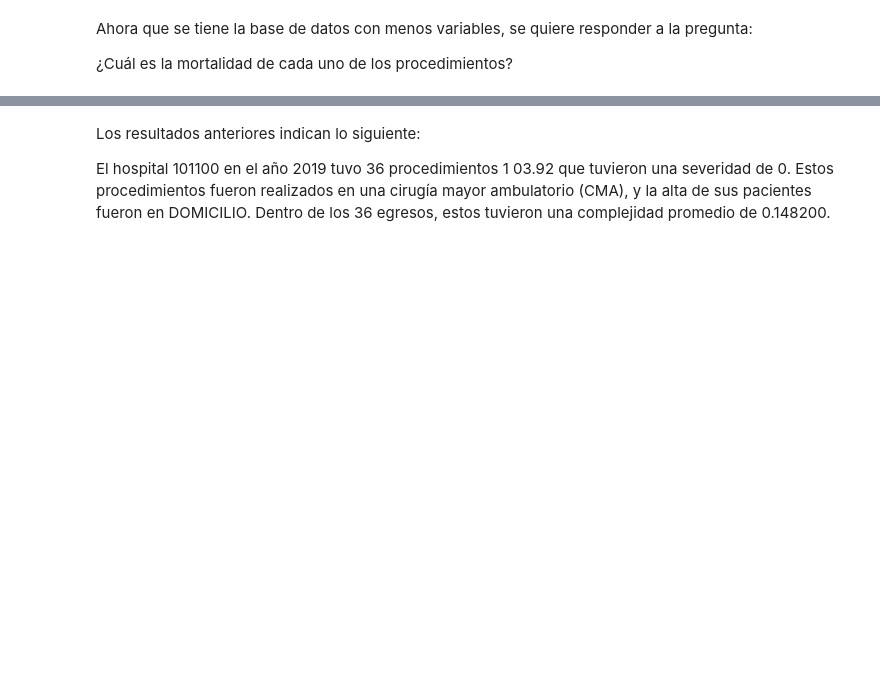
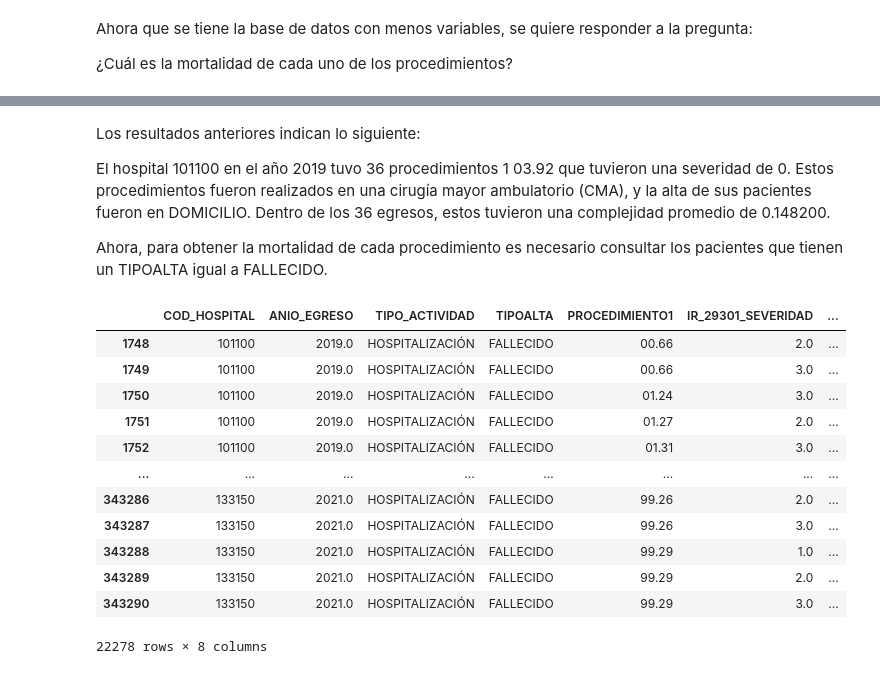
Before and after one commit to JavierRojas14/grd, a Jupyter notebook: notebooks/2.0-jrb-number-of-procedures-per-diagnosis.ipynb, the cells around one changed output, grey strips where cells are left out. Saved outputs shown, nothing was run; the diff lists cells and outputs as text; code cells hidden in the pictures; blank space fills up the shorter version.

Commit message:
Obtiene severidad y mortalidad de pac

```diff
--- a/notebooks/2.0-jrb-number-of-procedures-per-diagnosis.ipynb
+++ b/notebooks/2.0-jrb-number-of-procedures-per-diagnosis.ipynb
@@ -42,7 +42,6 @@ a GRD entre 2019 y 2021.
 vars_procedimientos = {f"PROCEDIMIENTO{i}": str for i in range(1, 31)}
 # %%
 df_procesada = pd.read_csv("../data/processed/df_procesada.csv", sep=";", dtype=vars_procedimientos)
-df_procesada["ANIO_EGRESO"] = df_procesada["ANIO_EGRESO"].astype("Int32")
 # %%
 display(df_procesada.head(10))
 # %% [output]
@@ -290,3 +289,22 @@ El hospital 101100 en el año 2019 tuvo 36 procedimientos 1 03.92 que tuvieron u
 Estos procedimientos fueron realizados en una cirugía mayor ambulatorio (CMA), y la alta de
 sus pacientes fueron en DOMICILIO. Dentro de los 36 egresos, estos tuvieron una complejidad
 promedio de 0.148200.
+
+Ahora, para obtener la mortalidad de cada procedimiento es necesario consultar los pacientes
+que tienen un TIPOALTA igual a FALLECIDO.
+# %%
+display(desglose_procedimientos.query("TIPOALTA == 'FALLECIDO'"))
+# %% [output]
+|  | COD_HOSPITAL | ANIO_EGRESO | TIPO_ACTIVIDAD | TIPOALTA | PROCEDIMIENTO1 | IR_29301_SEVERIDAD | ... |
+| 1748 | 101100 | 2019.0 | HOSPITALIZACIÓN | FALLECIDO | 00.66 | 2.0 | ... |
+| 1749 | 101100 | 2019.0 | HOSPITALIZACIÓN | FALLECIDO | 00.66 | 3.0 | ... |
+| 1750 | 101100 | 2019.0 | HOSPITALIZACIÓN | FALLECIDO | 01.24 | 3.0 | ... |
+| 1751 | 101100 | 2019.0 | HOSPITALIZACIÓN | FALLECIDO | 01.27 | 2.0 | ... |
+| 1752 | 101100 | 2019.0 | HOSPITALIZACIÓN | FALLECIDO | 01.31 | 3.0 | ... |
+| ... | ... | ... | ... | ... | ... | ... | ... |
+| 343286 | 133150 | 2021.0 | HOSPITALIZACIÓN | FALLECIDO | 99.26 | 2.0 | ... |
+| 343287 | 133150 | 2021.0 | HOSPITALIZACIÓN | FALLECIDO | 99.26 | 3.0 | ... |
+| 343288 | 133150 | 2021.0 | HOSPITALIZACIÓN | FALLECIDO | 99.29 | 1.0 | ... |
+| 343289 | 133150 | 2021.0 | HOSPITALIZACIÓN | FALLECIDO | 99.29 | 2.0 | ... |
+| 343290 | 133150 | 2021.0 | HOSPITALIZACIÓN | FALLECIDO | 99.29 | 3.0 | ... |
+22278 rows × 8 columns
```
Also changed, not shown: parts of 7 cells of this notebook.
